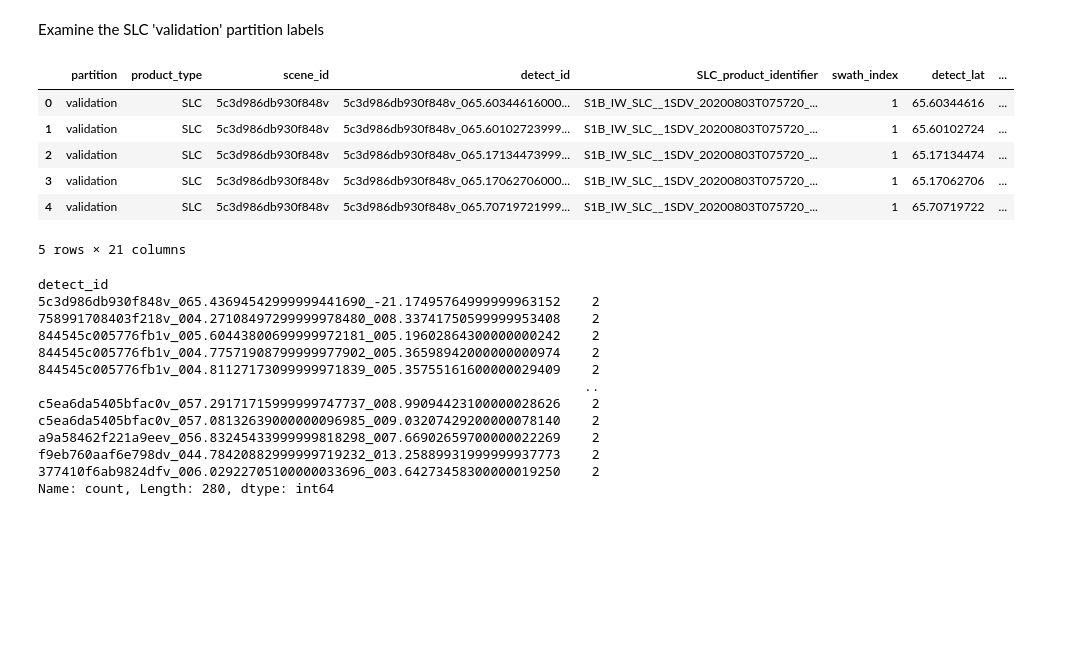
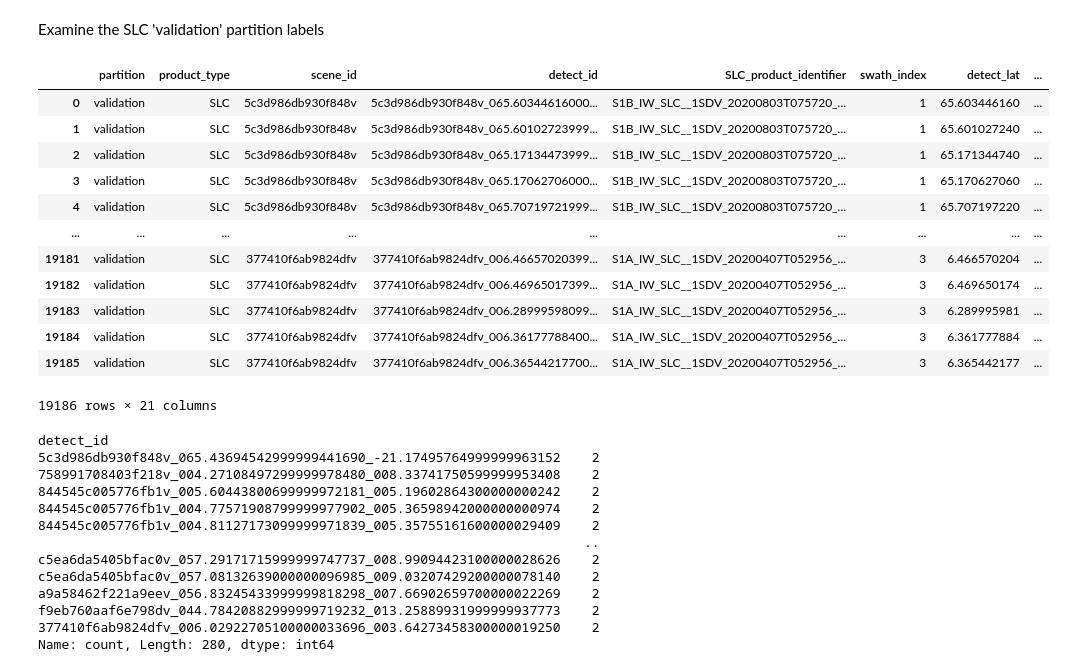
Before and after one commit to pmillitz/SARship-detect, a Jupyter notebook: working/SARFish_Project.ipynb, the cells around one changed output. Drawn from its saved outputs; the diff is of its cells as text; code cells hidden in the pictures; blank space fills up the shorter version.

```diff
--- a/working/SARFish_Project.ipynb
+++ b/working/SARFish_Project.ipynb
@@ -212,16 +215,22 @@ Examine the SLC 'validation' partition labels
 # %%
 # Load the SLC validation labels into a dataframe
 df_labels_val = pd.read_csv('~/CITS5014/SARFish/working/labels/validation/SLC/SLC_validation_labels.csv')
 # Display a few lines
-df_labels_val.head()
+df_labels_val
 # %% [output]
 |  | partition | product_type | scene_id | detect_id | SLC_product_identifier | swath_index | detect_lat | ... |
-| 0 | validation | SLC | 5c3d986db930f848v | 5c3d986db930f848v_065.60344616000... | S1B_IW_SLC__1SDV_20200803T075720_... | 1 | 65.60344616 | ... |
-| 1 | validation | SLC | 5c3d986db930f848v | 5c3d986db930f848v_065.60102723999... | S1B_IW_SLC__1SDV_20200803T075720_... | 1 | 65.60102724 | ... |
-| 2 | validation | SLC | 5c3d986db930f848v | 5c3d986db930f848v_065.17134473999... | S1B_IW_SLC__1SDV_20200803T075720_... | 1 | 65.17134474 | ... |
-| 3 | validation | SLC | 5c3d986db930f848v | 5c3d986db930f848v_065.17062706000... | S1B_IW_SLC__1SDV_20200803T075720_... | 1 | 65.17062706 | ... |
-| 4 | validation | SLC | 5c3d986db930f848v | 5c3d986db930f848v_065.70719721999... | S1B_IW_SLC__1SDV_20200803T075720_... | 1 | 65.70719722 | ... |
+| 0 | validation | SLC | 5c3d986db930f848v | 5c3d986db930f848v_065.60344616000... | S1B_IW_SLC__1SDV_20200803T075720_... | 1 | 65.603446160 | ... |
+| 1 | validation | SLC | 5c3d986db930f848v | 5c3d986db930f848v_065.60102723999... | S1B_IW_SLC__1SDV_20200803T075720_... | 1 | 65.601027240 | ... |
+| 2 | validation | SLC | 5c3d986db930f848v | 5c3d986db930f848v_065.17134473999... | S1B_IW_SLC__1SDV_20200803T075720_... | 1 | 65.171344740 | ... |
+| 3 | validation | SLC | 5c3d986db930f848v | 5c3d986db930f848v_065.17062706000... | S1B_IW_SLC__1SDV_20200803T075720_... | 1 | 65.170627060 | ... |
+| 4 | validation | SLC | 5c3d986db930f848v | 5c3d986db930f848v_065.70719721999... | S1B_IW_SLC__1SDV_20200803T075720_... | 1 | 65.707197220 | ... |
+| ... | ... | ... | ... | ... | ... | ... | ... | ... |
+| 19181 | validation | SLC | 377410f6ab9824dfv | 377410f6ab9824dfv_006.46657020399... | S1A_IW_SLC__1SDV_20200407T052956_... | 3 | 6.466570204 | ... |
+| 19182 | validation | SLC | 377410f6ab9824dfv | 377410f6ab9824dfv_006.46965017399... | S1A_IW_SLC__1SDV_20200407T052956_... | 3 | 6.469650174 | ... |
+| 19183 | validation | SLC | 377410f6ab9824dfv | 377410f6ab9824dfv_006.28999598099... | S1A_IW_SLC__1SDV_20200407T052956_... | 3 | 6.289995981 | ... |
+| 19184 | validation | SLC | 377410f6ab9824dfv | 377410f6ab9824dfv_006.36177788400... | S1A_IW_SLC__1SDV_20200407T052956_... | 3 | 6.361777884 | ... |
+| 19185 | validation | SLC | 377410f6ab9824dfv | 377410f6ab9824dfv_006.36544217700... | S1A_IW_SLC__1SDV_20200407T052956_... | 3 | 6.365442177 | ... |
-5 rows × 21 columns
+19186 rows × 21 columns
 # %%
 # Check for duplicates
 duplicates_val = df_labels_val[df_labels_val.duplicated(subset=['detect_id'], keep=False)]
```
Also changed, not shown: parts of 34 cells of this notebook.
